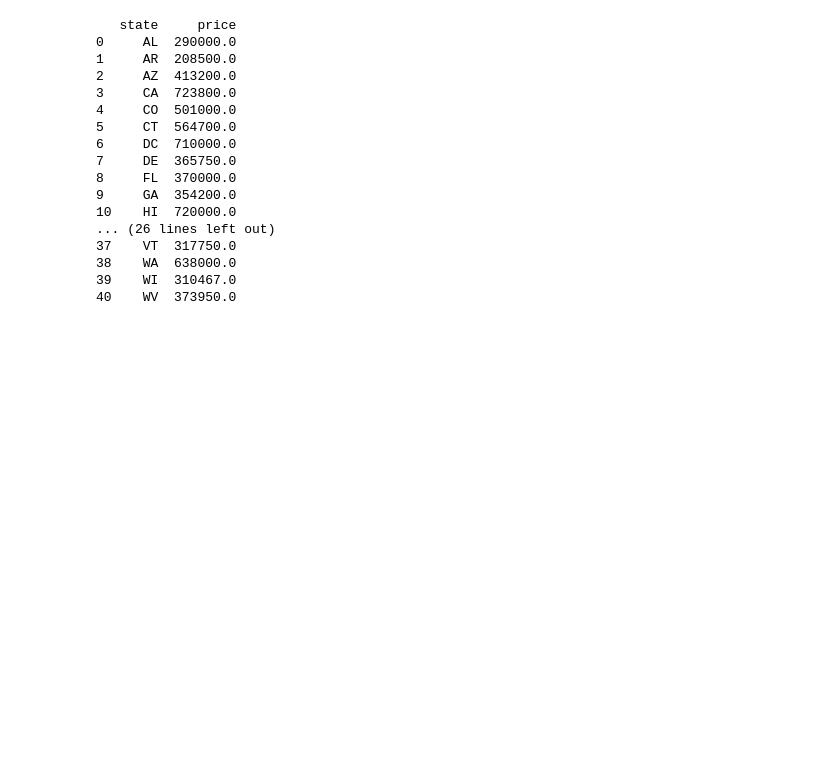
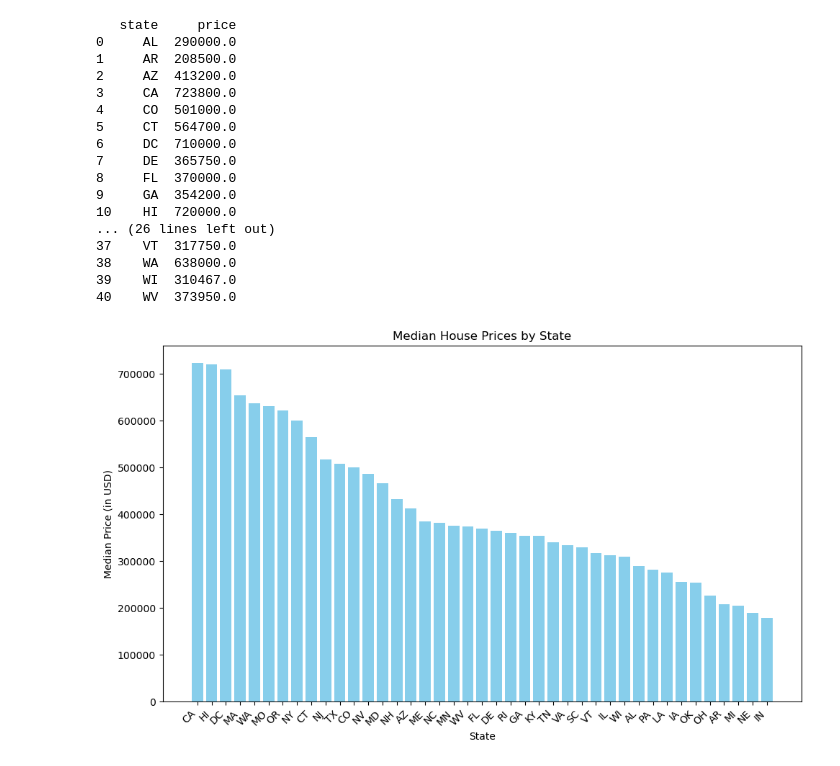
Before and after one commit to Kabir1502/project-one, a Jupyter notebook: median_price_by_state.ipynb, the cells around one changed output. Saved outputs shown, nothing was run; the diff lists cells and outputs as text; code cells hidden in the pictures; blank space fills up the shorter version.

```diff
--- a/median_price_by_state.ipynb
+++ b/median_price_by_state.ipynb
@@ -6,8 +6,8 @@ filename = "zillow_properties_data.json"
 
 zillow_df = pd.read_json(filename)
 zillow_df_sorted = zillow_df.sort_values(by=['state', 'city'])
-# Remove rows where price is 0 and homeType is not Single Family
-zillow_df_filtered = zillow_df_sorted[~((zillow_df_sorted['price'] == 0) & (zillow_df_sorted['homeType'] != 'Single Family'))]
+# Remove rows where price is 0
+zillow_df_filtered = zillow_df_sorted[~((zillow_df_sorted['price'] == 0))]
 
 # Display the shape of the new DataFrame to confirm the filtering
 #print(f"Original DataFrame shape: {zillow_df_sorted.shape}")
@@ -37,3 +37,27 @@ print(median_price_by_state)
 40    WV  373950.0
 # %%
 median_price_by_state.to_json('median_price_by_state.json', orient='records', lines=True)
+# %%
+import matplotlib.pyplot as plt
+
+
+# Sort the DataFrame by price (for better visualization)
+median_price_by_state = median_price_by_state.sort_values(by='price', ascending=False)
+
+# Create a bar chart
+plt.figure(figsize=(10, 6))
+plt.bar(median_price_by_state['state'], median_price_by_state['price'], color='skyblue')
+
+# Add labels and title
+plt.xlabel('State')
+plt.ylabel('Median Price (in USD)')
+plt.title('Median House Prices by State')
+
+# Rotate x-axis labels if needed
+plt.xticks(rotation=45, ha='right')
+
+# Show the plot
+plt.tight_layout()
+plt.show()
+# %% [output]
+[figure, added]
```
Also changed, not shown: 4 other files.
